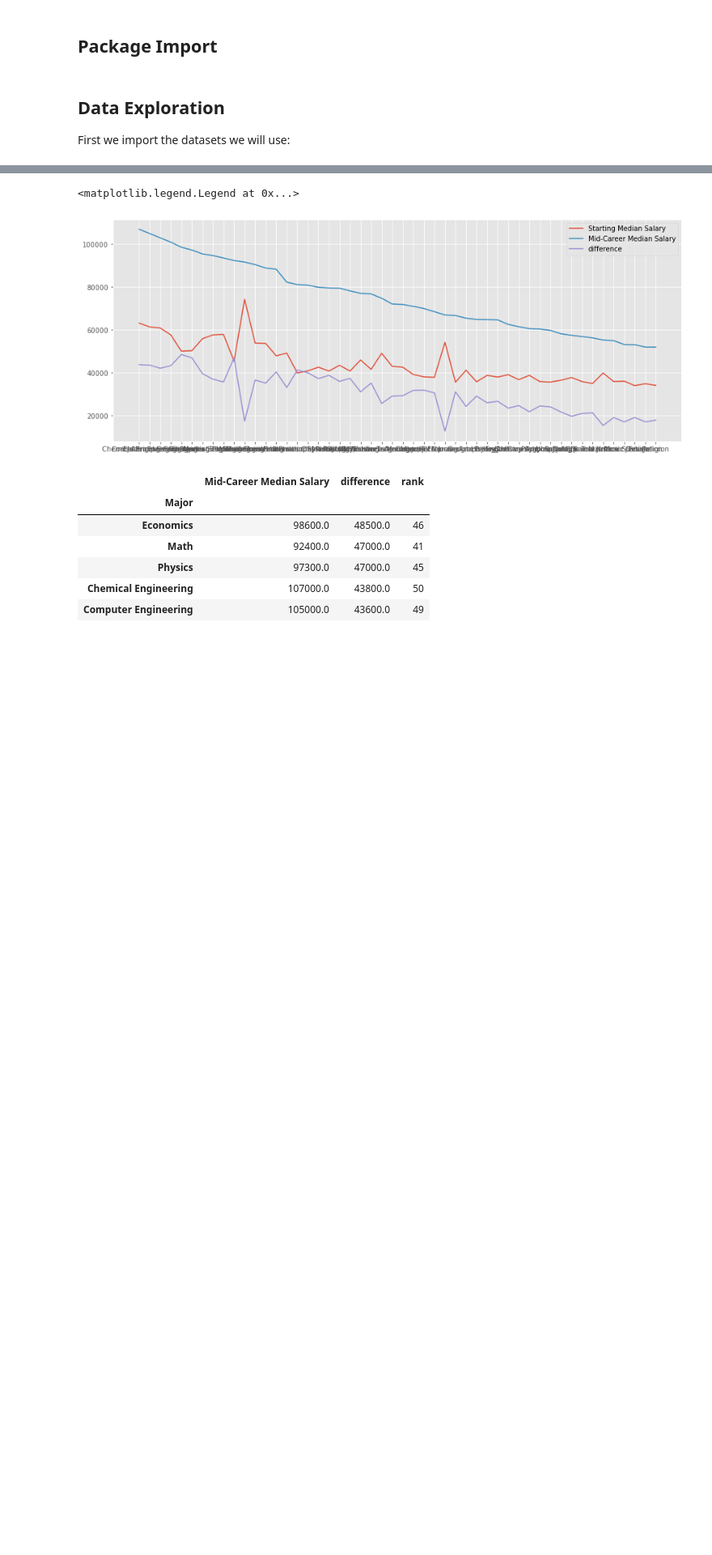
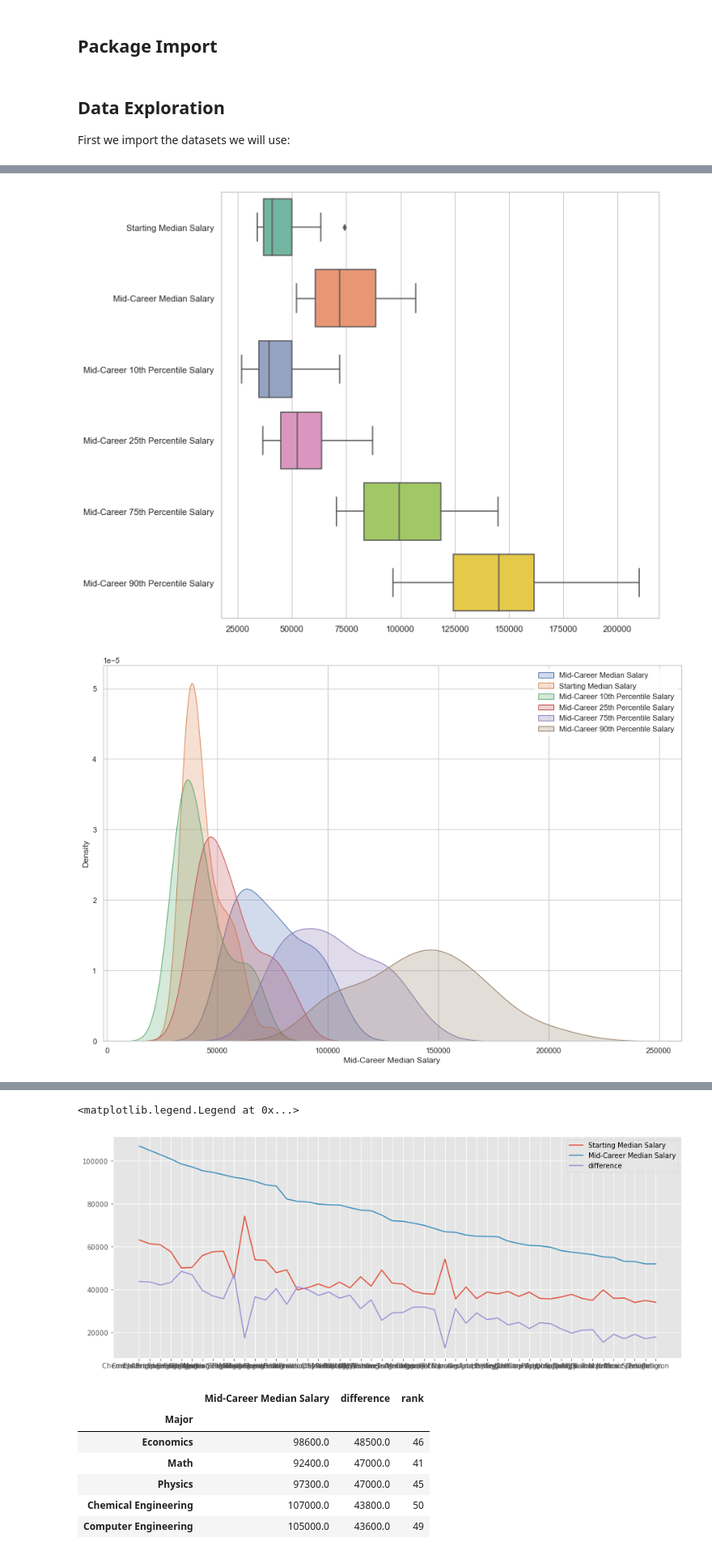
Before and after one commit to UU-Data-Science-Project/Degree-Analyzer, a Jupyter notebook: Project_File.ipynb, the cells around one changed output, grey strips where cells are left out. Shown: that part at 81% size. Cells and saved outputs as stored; diff of their text form; code cells hidden in the pictures; blank space fills up the shorter version.

Commit message:
updated fernando

```diff
--- a/Project_File.ipynb
+++ b/Project_File.ipynb
@@ -53,0 +99,26 @@ major.head()
+# %%
+#Added by Fernando
+
+#Pox plot to understand the distribution of the variables
+ax = sns.boxplot(data=df_Major[["Starting Median Salary","Mid-Career Median Salary","Mid-Career 10th Percentile Salary","Mid-Career 25th Percentile Salary","Mid-Career 75th Percentile Salary","Mid-Career 90th Percentile Salary"]], orient="h", palette="Set2")
+
+
+
+f, ax1 = plt.subplots(figsize=(15, 10))
+
+
+#ditribution plots
+sns.kdeplot(df_Major["Mid-Career Median Salary"], shade=True,label="Mid-Career Median Salary")
+sns.kdeplot(df_Major["Starting Median Salary"], shade=True,label="Starting Median Salary")
+sns.kdeplot(df_Major["Mid-Career 10th Percentile Salary"], shade=True,label="Mid-Career 10th Percentile Salary")
+sns.kdeplot(df_Major["Mid-Career 25th Percentile Salary"], shade=True,label="Mid-Career 25th Percentile Salary")
+sns.kdeplot(df_Major["Mid-Career 75th Percentile Salary"], shade=True,label="Mid-Career 75th Percentile Salary")
+sns.kdeplot(df_Major["Mid-Career 90th Percentile Salary"], shade=True,label="Mid-Career 90th Percentile Salary")
+
+
+legend = plt.legend()
+frame = legend.get_frame()
+frame.set_color('white')
+# %% [output]
+[figure, added]
+[figure, added]
```
Also changed, not shown: parts of 6 cells of this notebook.
